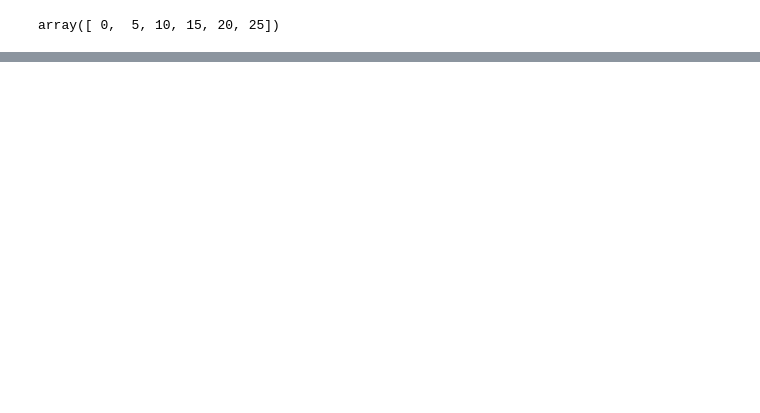
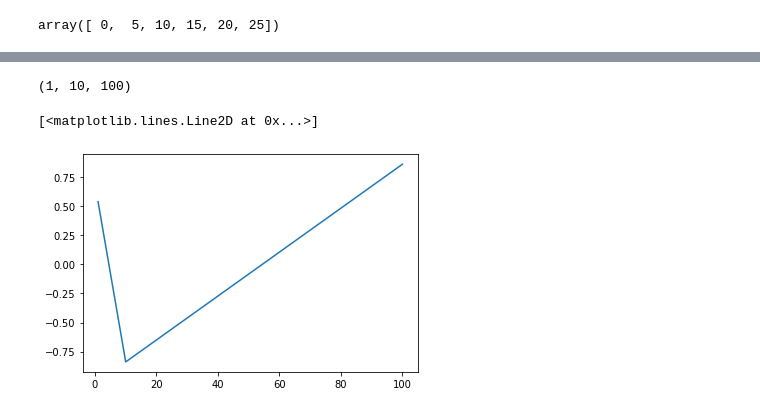
Before and after one commit to rlfwo93/machine-learning, a Jupyter notebook: pratice_matplotilb.ipynb, the cells around one changed output, grey strips where cells are left out. Cells and saved outputs as stored; diff of their text form; code cells hidden in the pictures; blank space fills up the shorter version.

```diff
--- a/pratice_matplotilb.ipynb
+++ b/pratice_matplotilb.ipynb
@@ -140,0 +179,7 @@ array([ 0,  5, 10, 15, 20, 25])
+# %%
+s = np.linspace= (1,10,100)
+plt.plot(s,np.cos(s))
+# %% [output]
+(1, 10, 100)
+[<matplotlib.lines.Line2D at 0x...>]
+[figure, added]
```
Also changed, not shown: parts of 8 cells of this notebook.
